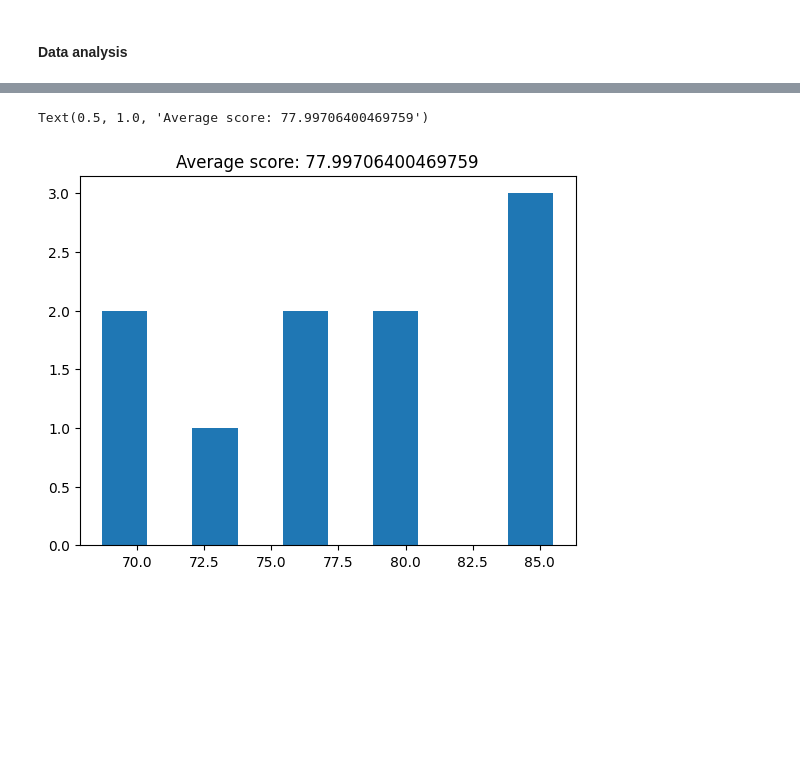
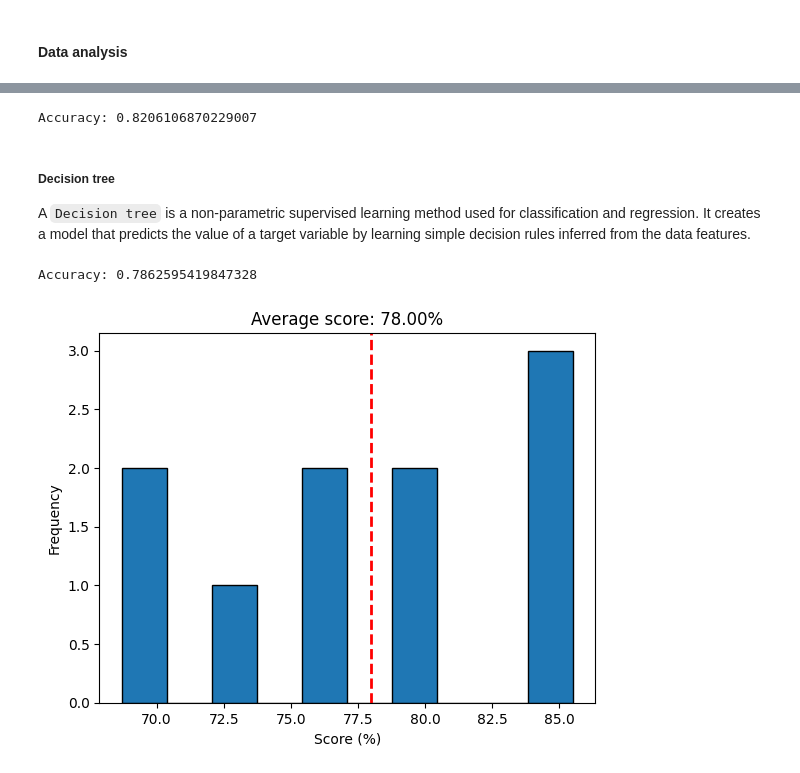
Before and after one commit to antoniooazevedo/titanic-dataset-analysis, a Jupyter notebook: analysis.ipynb, the cells around one changed output, grey strips where cells are left out. Drawn from its saved outputs; the diff is of its cells as text; code cells hidden in the pictures; blank space fills up the shorter version.

```diff
--- a/analysis.ipynb
+++ b/analysis.ipynb
@@ -229,16 +200,41 @@ plt.hist(model_accuracy)
-# %%
-import numpy as np
-decision_tree_classifier = DecisionTreeClassifier(max_depth=1)
-
-# cross_val_score returns a list of the scores, which we can visualize
-# to get a reasonable estimate of our classifier's performance
-scores = StratifiedKFold(n_splits=10)
-cv_scores = cross_val_score(decision_tree_classifier, all_inputs, all_labels, cv=10) * 100;
-plt.hist(cv_scores)
-plt.title('Average score: {}'.format(np.mean(cv_scores)))
-# %% [output]
-Text(0.5, 1.0, 'Average score: 77.99706400469759')
-[figure, removed]
+# %%
+model = LogisticRegression(max_iter=1000)
+model.fit(X_train, y_train)
+y_pred = model.predict(X_test)
+accuracy = accuracy_score(y_test, y_pred)
+print(f'Accuracy: {accuracy}')
+# %% [output]
+Accuracy: 0.8206106870229007
+# %% [markdown]
+##### Decision tree
+
+A `Decision tree` is a non-parametric supervised learning method used for classification and regression. It creates a model that predicts the value of a target variable by learning simple decision rules inferred from the data features.
+# %%
+model = DecisionTreeClassifier()
+model.fit(X_train, y_train)
+y_pred = model.predict(X_test)
+accuracy = accuracy_score(y_test, y_pred)
+print(f'Accuracy: {accuracy}')
+# %% [output]
+Accuracy: 0.7862595419847328
+# %%
+n_splits = 10
+
+decision_tree_classifier = DecisionTreeClassifier(max_depth=1)
+
+cv_scores = cross_val_score(decision_tree_classifier, X, y, cv=n_splits) * 100
+
+average_score = np.mean(cv_scores)
+
+# Create a histogram of the cross-validation scores
+plt.hist(cv_scores, edgecolor='black')
+plt.title(f'Average score: {average_score:.2f}%')
+plt.xlabel('Score (%)')
+plt.ylabel('Frequency')
+plt.axvline(average_score, color='r', linestyle='dashed', linewidth=2)  # Add a vertical line at the average score
+plt.show()
+# %% [output]
+[figure, added]
 # %%
 
 from sklearn.model_selection import GridSearchCV
```
Also changed, not shown: parts of 25 cells of this notebook.
